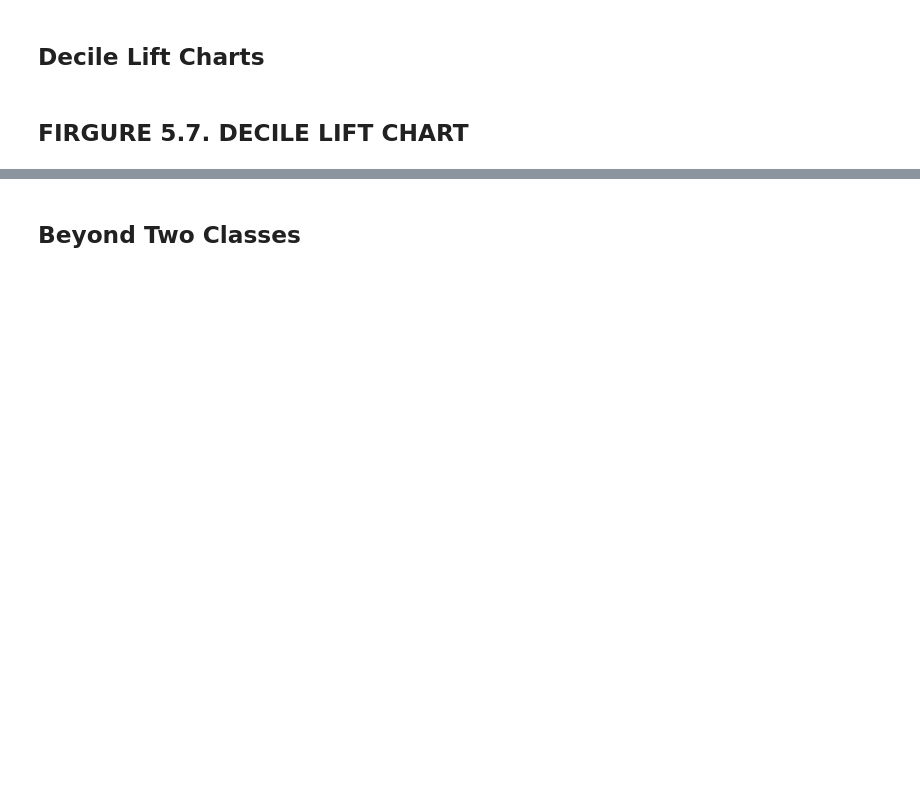
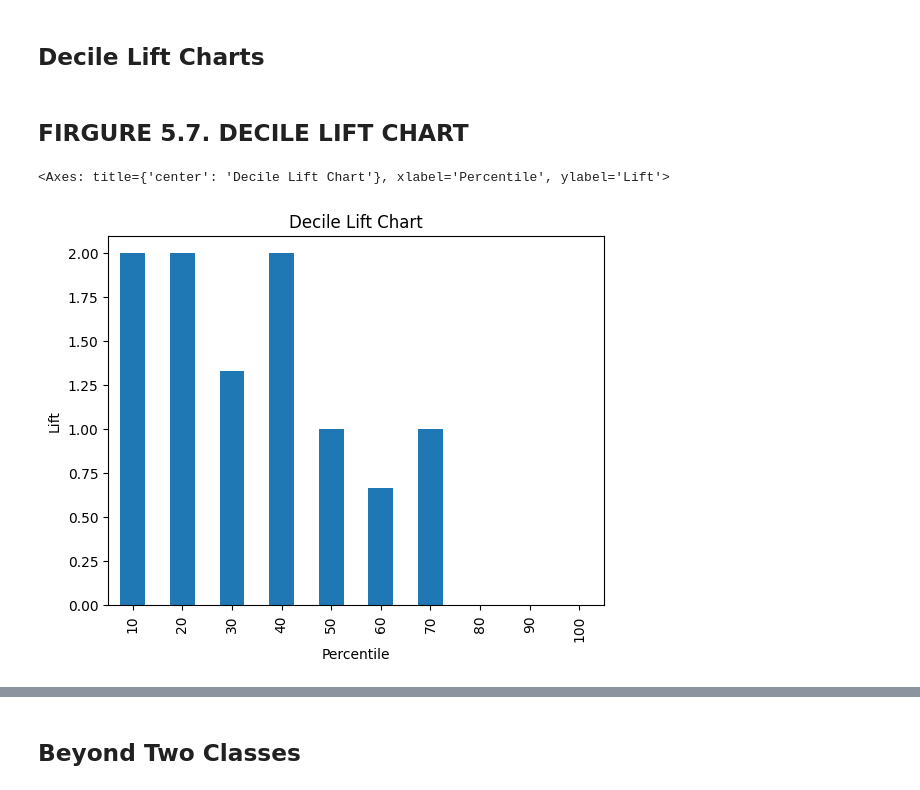
Before and after one commit to ThanhVanLe0605/Data-Mining-For-Business-Analytics-In-Python, a Jupyter notebook: Chapter_05_Performance_Predictive_Evaluation.ipynb, the cells around one changed output, grey strips where cells are left out. Saved outputs shown, nothing was run; the diff lists cells and outputs as text; code cells hidden in the pictures; blank space fills up the shorter version.

```diff
--- a/Chapter_05_Performance_Predictive_Evaluation.ipynb
+++ b/Chapter_05_Performance_Predictive_Evaluation.ipynb
@@ -581,3 +614,9 @@ References:
 ## Decile Lift Charts
 # %% [markdown]
 ## FIRGURE 5.7. DECILE LIFT CHART
+# %%
+# use liftChart method from utilities
+liftChart(df.actual, labelBars= False)
+# %% [output]
+<Axes: title={'center': 'Decile Lift Chart'}, xlabel='Percentile', ylabel='Lift'>
+[figure, added]
```
Also changed, not shown: parts of 19 cells of this notebook.
